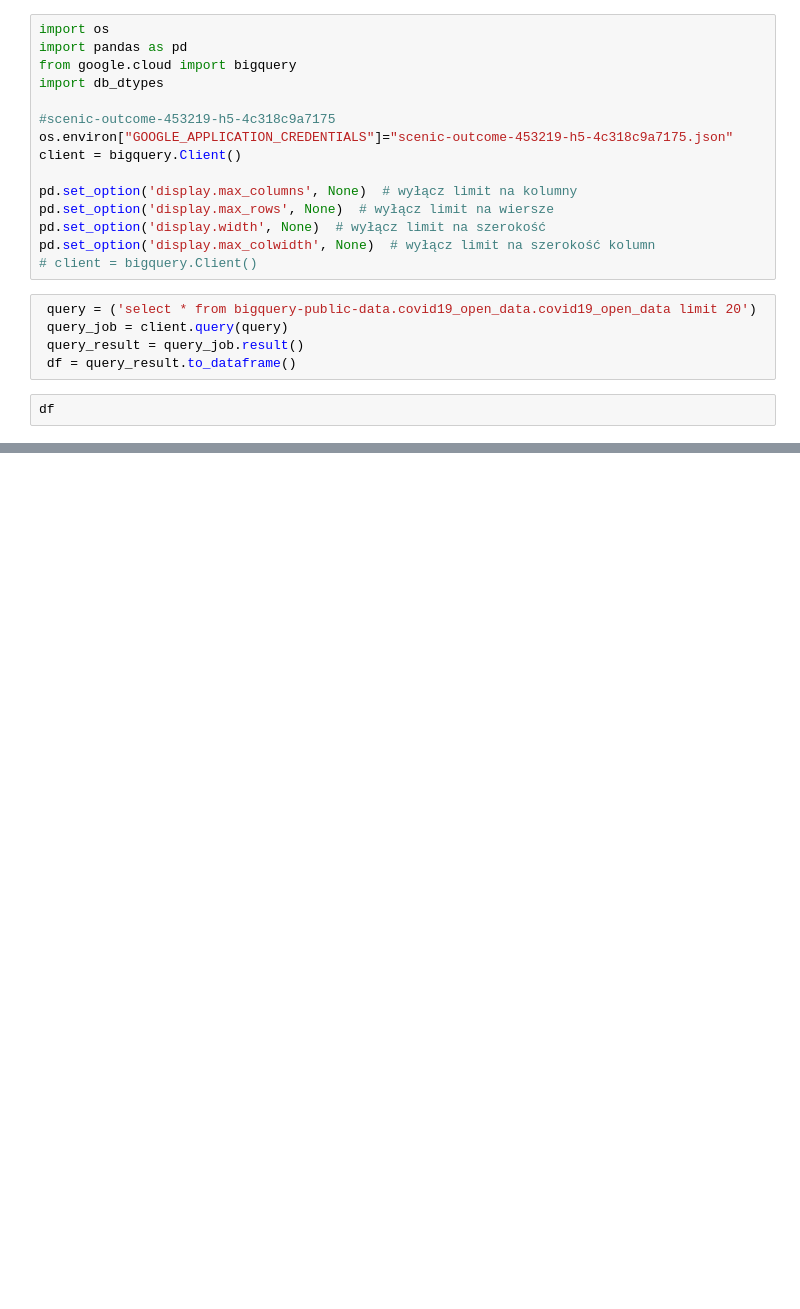
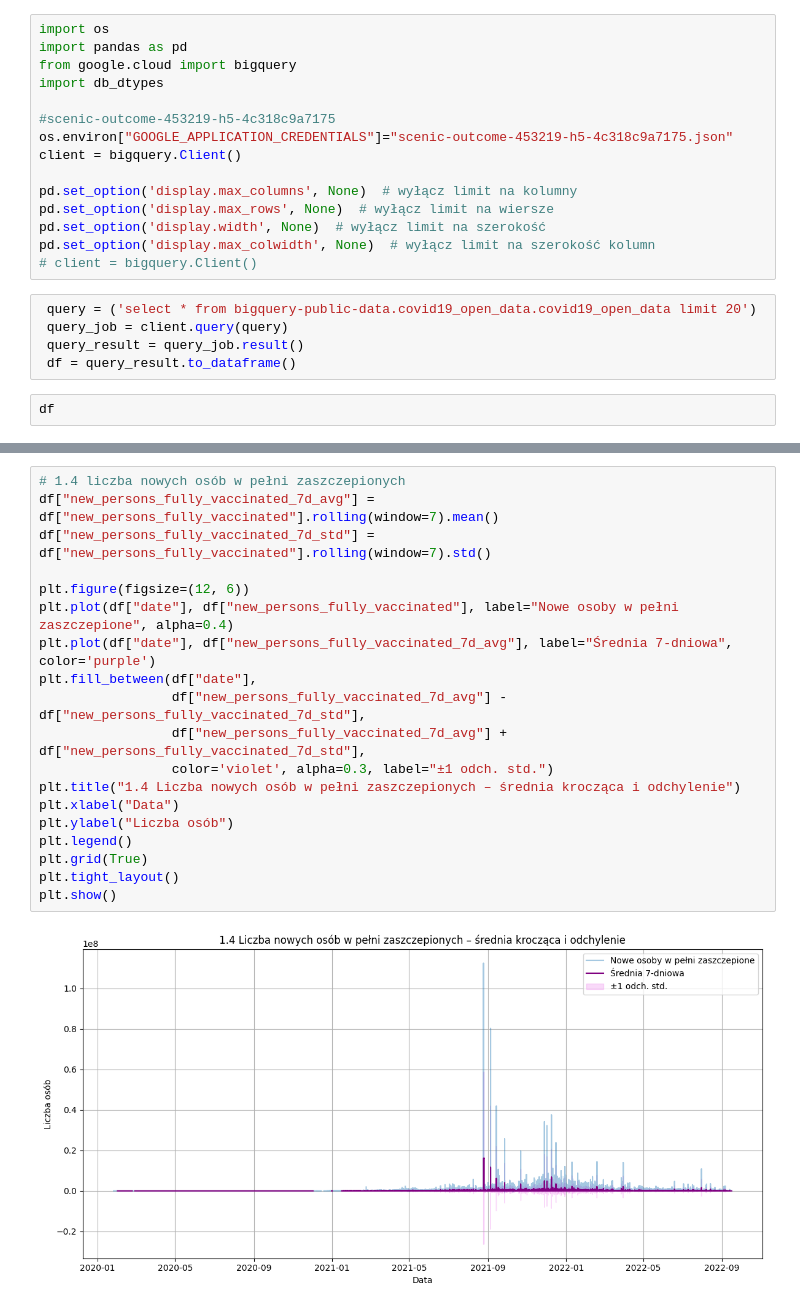
Before and after one commit to kasiap556/bigdata, a Jupyter notebook: main.ipynb, the cells around one changed output, grey strips where cells are left out. Saved outputs shown, nothing was run; the diff lists cells and outputs as text; blank space fills up the shorter version.

```diff
--- a/main.ipynb
+++ b/main.ipynb
@@ -33,0 +122,21 @@ columns_df
+# %%
+# 1.4 liczba nowych osób w pełni zaszczepionych
+df["new_persons_fully_vaccinated_7d_avg"] = df["new_persons_fully_vaccinated"].rolling(window=7).mean()
+df["new_persons_fully_vaccinated_7d_std"] = df["new_persons_fully_vaccinated"].rolling(window=7).std()
+
+plt.figure(figsize=(12, 6))
+plt.plot(df["date"], df["new_persons_fully_vaccinated"], label="Nowe osoby w pełni zaszczepione", alpha=0.4)
+plt.plot(df["date"], df["new_persons_fully_vaccinated_7d_avg"], label="Średnia 7-dniowa", color='purple')
+plt.fill_between(df["date"],
+                 df["new_persons_fully_vaccinated_7d_avg"] - df["new_persons_fully_vaccinated_7d_std"],
+                 df["new_persons_fully_vaccinated_7d_avg"] + df["new_persons_fully_vaccinated_7d_std"],
+                 color='violet', alpha=0.3, label="±1 odch. std.")
+plt.title("1.4 Liczba nowych osób w pełni zaszczepionych – średnia krocząca i odchylenie")
+plt.xlabel("Data")
+plt.ylabel("Liczba osób")
+plt.legend()
+plt.grid(True)
+plt.tight_layout()
+plt.show()
+# %% [output]
+[figure, added]
```
Also changed, not shown: parts of 7 cells of this notebook.
